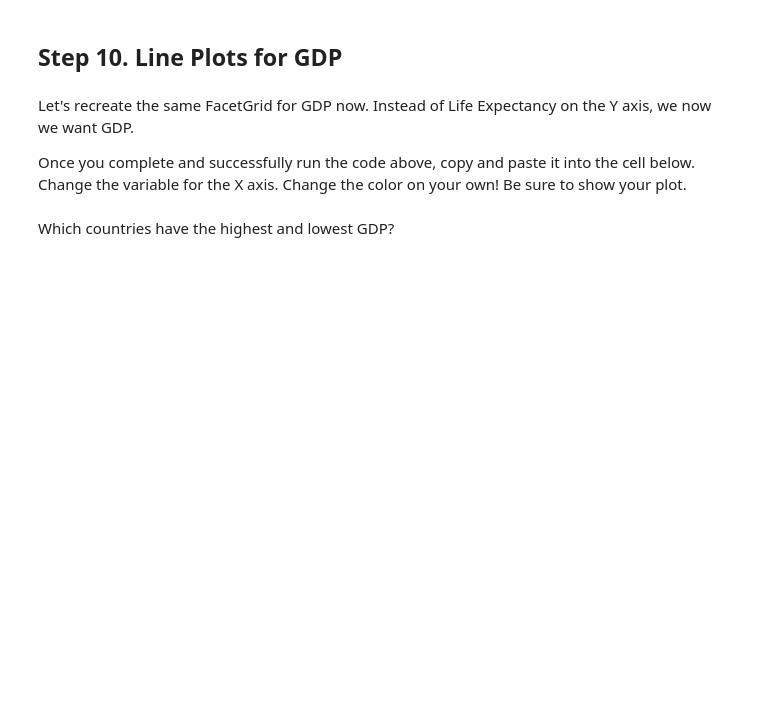
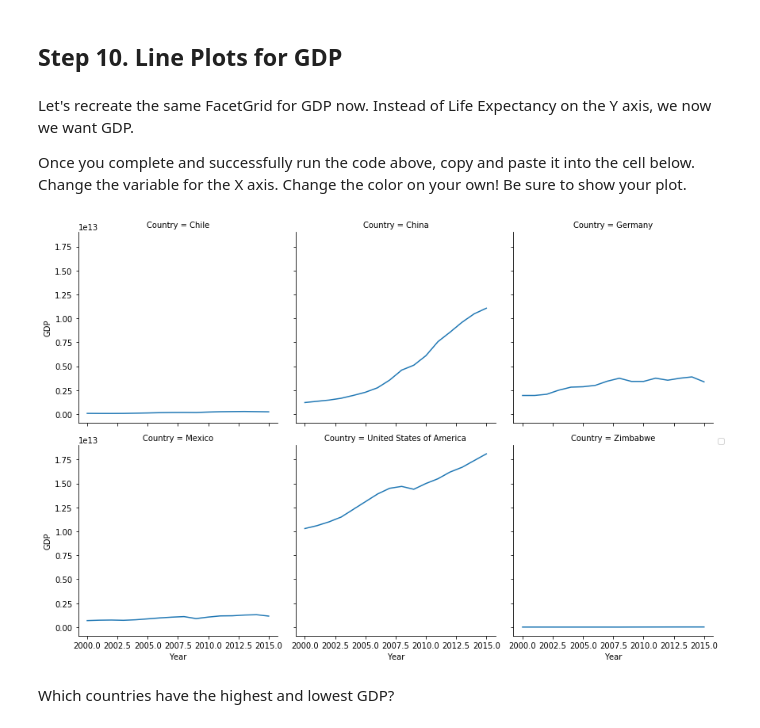
Before and after one commit to alwinruby/Life-Expectancy-and-GDP-Capstone, a Jupyter notebook: life_expectancy_gdp.ipynb, the cells around one changed output. Cells and saved outputs as stored; diff of their text form; code cells hidden in the pictures; blank space fills up the shorter version.

Commit message:
Step 10 Line Plots for GDP

```diff
--- a/life_expectancy_gdp.ipynb
+++ b/life_expectancy_gdp.ipynb
@@ -308,5 +309,12 @@ What are your first impressions looking at the visualized data?
 Let's recreate the same FacetGrid for GDP now. Instead of Life Expectancy on the Y axis, we now we want GDP.
 
 Once you complete and successfully run the code above, copy and paste it into the cell below. Change the variable for the X axis. Change the color on your own! Be sure to show your plot.
+# %%
+g3 = sns.FacetGrid(df, col="Country", col_wrap=3, size=4)
+g3 = (g3.map(plt.plot, "Year", "GDP").add_legend())
+plt.savefig("GDPoverTimeLine.png")
+plt.show()
+# %% [output]
+[figure, added]
 # %% [markdown]
 Which countries have the highest and lowest GDP?
```
Also changed, not shown: parts of 3 cells of this notebook, 1 other file.
